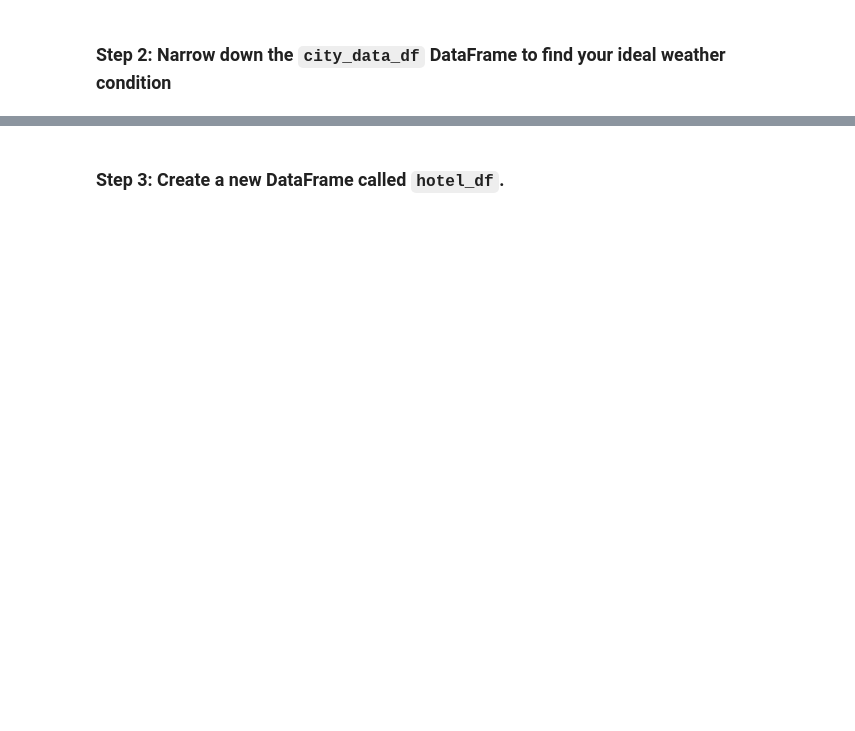
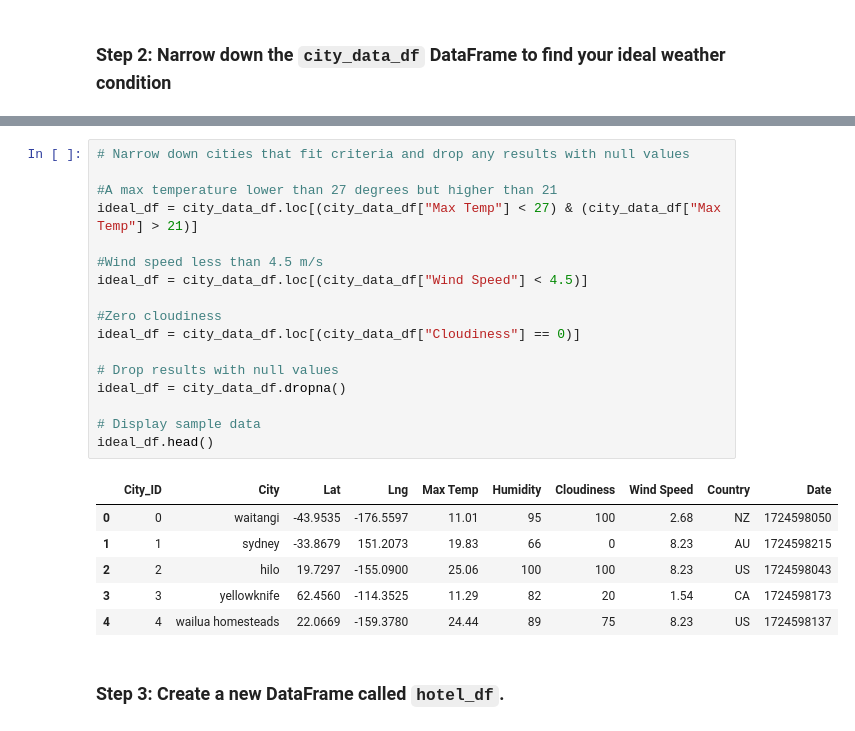
Before and after one commit to av9248/Python-api-challenge, a Jupyter notebook: WeatherPy/VacationPy.ipynb, the cells around one changed output, grey strips where cells are left out. Saved outputs shown, nothing was run; the diff lists cells and outputs as text; blank space fills up the shorter version.

```diff
--- a/WeatherPy/VacationPy.ipynb
+++ b/WeatherPy/VacationPy.ipynb
@@ -83,3 +55,27 @@ map_plot
+# %%
+# Narrow down cities that fit criteria and drop any results with null values
+
+#A max temperature lower than 27 degrees but higher than 21
+ideal_df = city_data_df.loc[(city_data_df["Max Temp"] < 27) & (city_data_df["Max Temp"] > 21)]
+
+#Wind speed less than 4.5 m/s
+ideal_df = city_data_df.loc[(city_data_df["Wind Speed"] < 4.5)]
+
+#Zero cloudiness
+ideal_df = city_data_df.loc[(city_data_df["Cloudiness"] == 0)]
+
+# Drop results with null values
+ideal_df = city_data_df.dropna()
+
+# Display sample data
+ideal_df.head()
+# %% [output]
+|  | City_ID | City | Lat | Lng | Max Temp | Humidity | Cloudiness | Wind Speed | Country | Date |
+| 0 | 0 | waitangi | -43.9535 | -176.5597 | 11.01 | 95 | 100 | 2.68 | NZ | 1724598050 |
+| 1 | 1 | sydney | -33.8679 | 151.2073 | 19.83 | 66 | 0 | 8.23 | AU | 1724598215 |
+| 2 | 2 | hilo | 19.7297 | -155.0900 | 25.06 | 100 | 100 | 8.23 | US | 1724598043 |
+| 3 | 3 | yellowknife | 62.4560 | -114.3525 | 11.29 | 82 | 20 | 1.54 | CA | 1724598173 |
+| 4 | 4 | wailua homesteads | 22.0669 | -159.3780 | 24.44 | 89 | 75 | 8.23 | US | 1724598137 |
 # %% [markdown]
 ### Step 3: Create a new DataFrame called `hotel_df`.
 # %%
```
Also changed, not shown: parts of 9 cells of this notebook, 7 other files.
